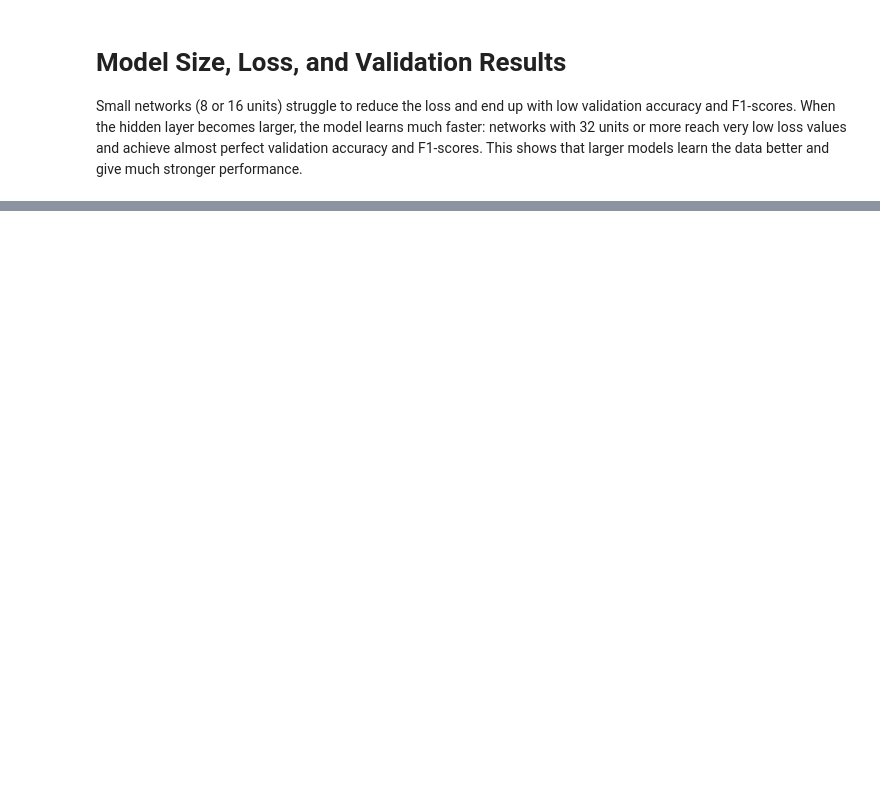
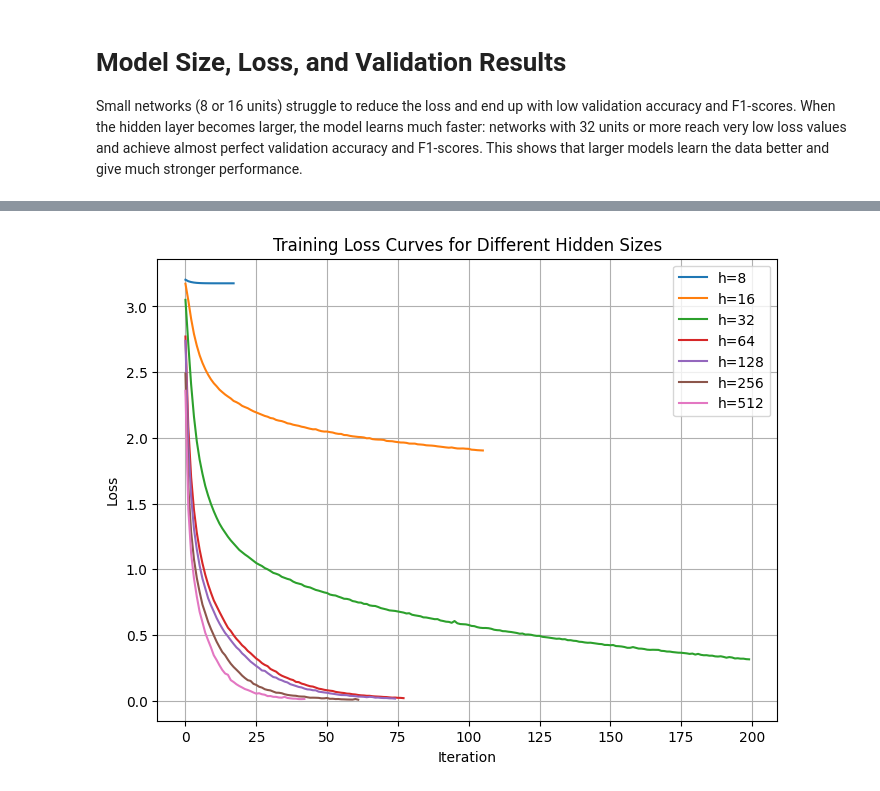
Before and after one commit to eleftheriaa/American-Sign-Language-Detection, a Jupyter notebook: nn/hl_size_tuning.ipynb, the cells around one changed output, grey strips where cells are left out. Cells and saved outputs as stored; diff of their text form; code cells hidden in the pictures; blank space fills up the shorter version.

```diff
--- a/nn/hl_size_tuning.ipynb
+++ b/nn/hl_size_tuning.ipynb
@@ -19,8 +20,8 @@ X_train = train_data.drop(["label"], axis=1)  # Features (all columns except the
 X_train = X_train / 255.0
 y_train = train_data['label']   # Target (first column)
 
-# Create validation dataset by splitting training data (20% for validation)
-X_train, X_validate, y_train, y_validate = train_test_split(X_train, y_train, test_size=0.2, random_state=42)
+# Create validation dataset by splitting training data (10% for validation)
+X_train, X_validate, y_train, y_validate = train_test_split(X_train, y_train, test_size=0.1, random_state=42)
 # %% [markdown]
 # Model Size, Loss, and Validation Results
 
@@ -96,0 +83,5 @@ Hidden=512 |Train Accuracy=1.0000| Val Accuracy=1.0000 | Val F1=1.0000
+# %%
+# Print summary
+for h, tr, a, f, it, tm in zip(hidden_sizes, train_accs, val_accs, val_f1s, iters, times):
+    print(f"Hidden={h:3d} | Iter={it:3d} | Time={tm:6.2f}s | "
+          f"Train Acc={tr:.5f} | Val Acc={a:.5f} | Val F1={f:.5f}" )
@@ -96,0 +96,14 @@ Hidden=512 |Train Accuracy=1.0000| Val Accuracy=1.0000 | Val F1=1.0000
+# %%
+plt.figure(figsize=(8,6))
+
+for h in hidden_sizes:
+    plt.plot(loss_curves[h], label=f"h={h}")
+
+plt.xlabel("Iteration")
+plt.ylabel("Loss")
+plt.title("Training Loss Curves for Different Hidden Sizes")
+plt.legend()
+plt.grid(True)
+plt.show()
+# %% [output]
+[figure, added]
```
Also changed, not shown: parts of 3 cells of this notebook, 3 other files.
